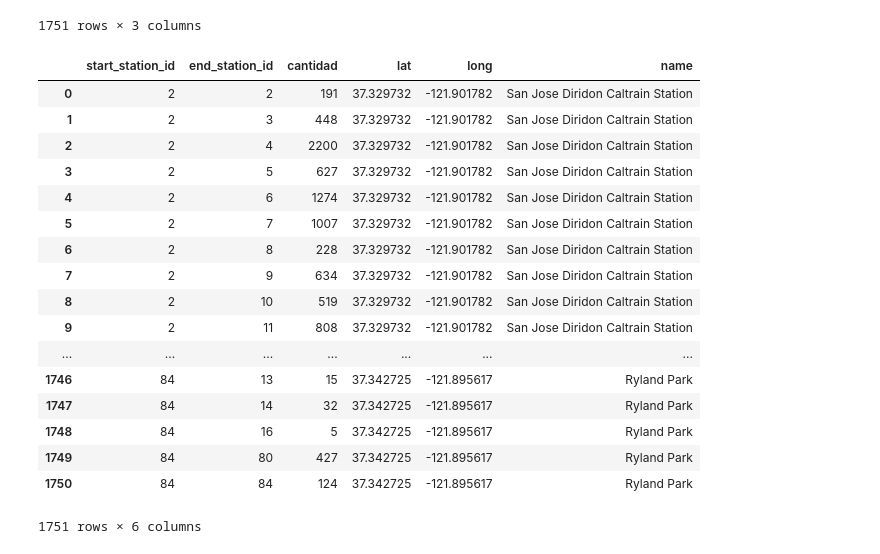
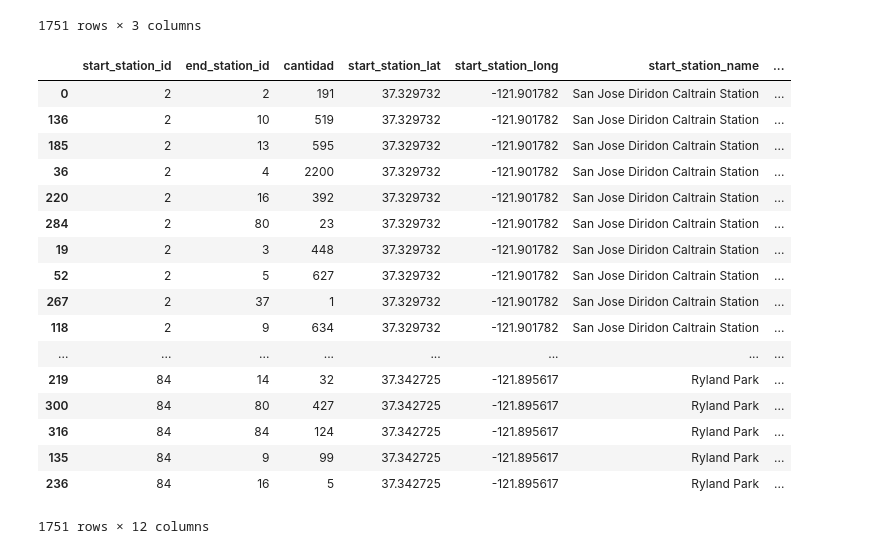
Before and after one commit to martinperez2306/7506-, a Jupyter notebook: MapPlots.ipynb, the cells around one changed output. Drawn from its saved outputs; the diff is of its cells as text; code cells hidden in the pictures.

Commit message:
se termina de armar bien el dfViajesEntreEstaciones

```diff
--- a/MapPlots.ipynb
+++ b/MapPlots.ipynb
@@ -182,27 +182,35 @@ dfViajesEntreEstaciones
 | 1750 | 84 | 84 | 124 |
 1751 rows × 3 columns
 # %%
-dfViajesEntreEstaciones.merge(right=dfEstaciones[['lat', 'long', 'id', 'name']], left_on='start_station_id', right_on='id')\
-                                        .drop(['id'], 1).rename(columns={'lat': 'start_station_lat', 'l'})
+dfViajesEntreEstaciones = dfViajesEntreEstaciones.merge(right=dfEstaciones[['lat', 'long', 'id', 'name']], \
+                              left_on='start_station_id', right_on='id')\
+                            .drop(['id'], 1).rename(columns={'lat': 'start_station_lat', 'long': \
+                                                          'start_station_long', 'name': 'start_station_name'})
-# %% [output]
-|  | start_station_id | end_station_id | cantidad | lat | long | name |
-| 0 | 2 | 2 | 191 | 37.329732 | -121.901782 | San Jose Diridon Caltrain Station |
-| 1 | 2 | 3 | 448 | 37.329732 | -121.901782 | San Jose Diridon Caltrain Station |
-| 2 | 2 | 4 | 2200 | 37.329732 | -121.901782 | San Jose Diridon Caltrain Station |
-| 3 | 2 | 5 | 627 | 37.329732 | -121.901782 | San Jose Diridon Caltrain Station |
-| 4 | 2 | 6 | 1274 | 37.329732 | -121.901782 | San Jose Diridon Caltrain Station |
-| 5 | 2 | 7 | 1007 | 37.329732 | -121.901782 | San Jose Diridon Caltrain Station |
-| 6 | 2 | 8 | 228 | 37.329732 | -121.901782 | San Jose Diridon Caltrain Station |
-| 7 | 2 | 9 | 634 | 37.329732 | -121.901782 | San Jose Diridon Caltrain Station |
-| 8 | 2 | 10 | 519 | 37.329732 | -121.901782 | San Jose Diridon Caltrain Station |
-| 9 | 2 | 11 | 808 | 37.329732 | -121.901782 | San Jose Diridon Caltrain Station |
-| ... | ... | ... | ... | ... | ... | ... |
-| 1746 | 84 | 13 | 15 | 37.342725 | -121.895617 | Ryland Park |
-| 1747 | 84 | 14 | 32 | 37.342725 | -121.895617 | Ryland Park |
-| 1748 | 84 | 16 | 5 | 37.342725 | -121.895617 | Ryland Park |
-| 1749 | 84 | 80 | 427 | 37.342725 | -121.895617 | Ryland Park |
-| 1750 | 84 | 84 | 124 | 37.342725 | -121.895617 | Ryland Park |
-1751 rows × 6 columns
+# %%
+dfViajesEntreEstaciones = dfViajesEntreEstaciones.merge(right=dfEstaciones[['lat', 'long', 'id', 'name']], \
+                              left_on='end_station_id', right_on='id')\
+                            .drop(['id'], 1).rename(columns={'lat': 'end_station_lat', 'long': \
+                                                          'end_station_long', 'name': 'end_station_name'})
+dfViajesEntreEstaciones.sort_values(by='start_station_id')
+# %% [output]
+|  | start_station_id | end_station_id | cantidad | start_station_lat | start_station_long | start_station_name | ... |
+| 0 | 2 | 2 | 191 | 37.329732 | -121.901782 | San Jose Diridon Caltrain Station | ... |
+| 136 | 2 | 10 | 519 | 37.329732 | -121.901782 | San Jose Diridon Caltrain Station | ... |
+| 185 | 2 | 13 | 595 | 37.329732 | -121.901782 | San Jose Diridon Caltrain Station | ... |
+| 36 | 2 | 4 | 2200 | 37.329732 | -121.901782 | San Jose Diridon Caltrain Station | ... |
+| 220 | 2 | 16 | 392 | 37.329732 | -121.901782 | San Jose Diridon Caltrain Station | ... |
+| 284 | 2 | 80 | 23 | 37.329732 | -121.901782 | San Jose Diridon Caltrain Station | ... |
+| 19 | 2 | 3 | 448 | 37.329732 | -121.901782 | San Jose Diridon Caltrain Station | ... |
+| 52 | 2 | 5 | 627 | 37.329732 | -121.901782 | San Jose Diridon Caltrain Station | ... |
+| 267 | 2 | 37 | 1 | 37.329732 | -121.901782 | San Jose Diridon Caltrain Station | ... |
+| 118 | 2 | 9 | 634 | 37.329732 | -121.901782 | San Jose Diridon Caltrain Station | ... |
+| ... | ... | ... | ... | ... | ... | ... | ... |
+| 219 | 84 | 14 | 32 | 37.342725 | -121.895617 | Ryland Park | ... |
+| 300 | 84 | 80 | 427 | 37.342725 | -121.895617 | Ryland Park | ... |
+| 316 | 84 | 84 | 124 | 37.342725 | -121.895617 | Ryland Park | ... |
+| 135 | 84 | 9 | 99 | 37.342725 | -121.895617 | Ryland Park | ... |
+| 236 | 84 | 16 | 5 | 37.342725 | -121.895617 | Ryland Park | ... |
+1751 rows × 12 columns
 # %%
 # grupoDeViajesEntreEstaciones = folium.FeatureGroup(name='Viajes entre estaciones')
 # for lat, lon, nombre, cant in zip(dfNuevo.lat, dfNuevo.long, dfNuevo.name, dfNuevo.cantidad_de_partidas):
```
